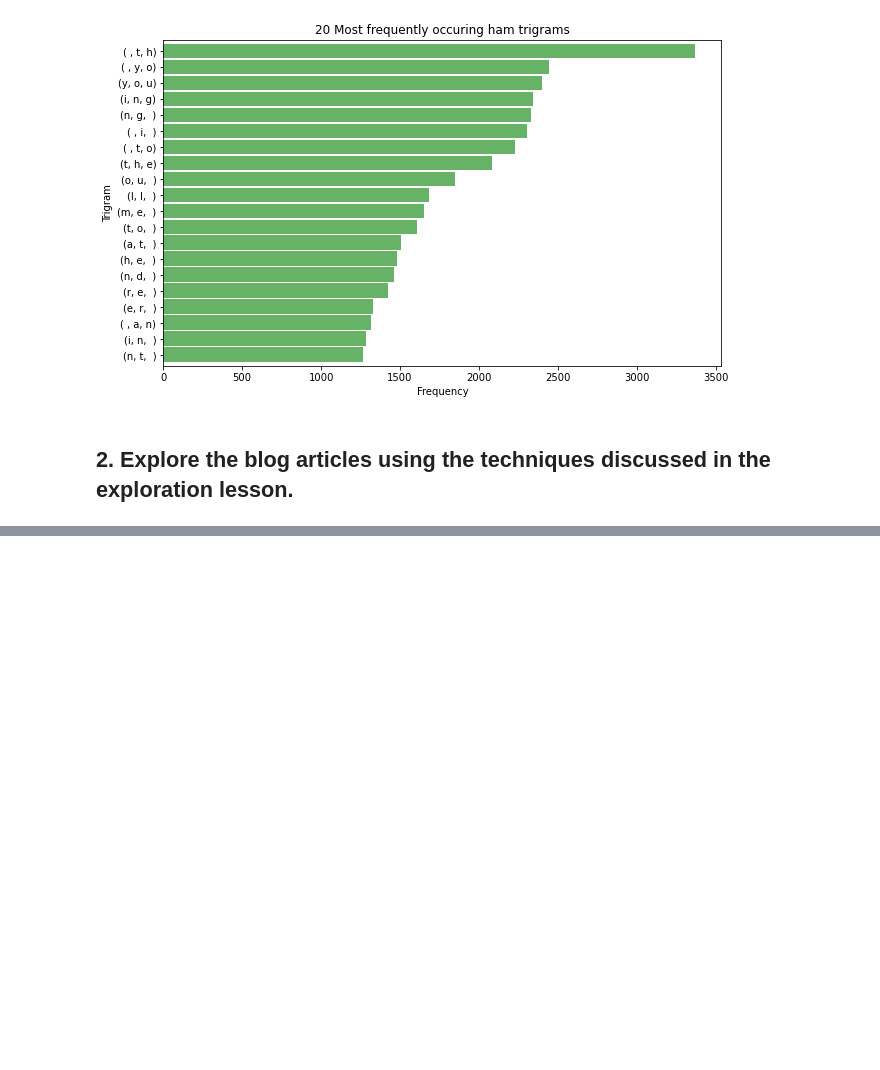
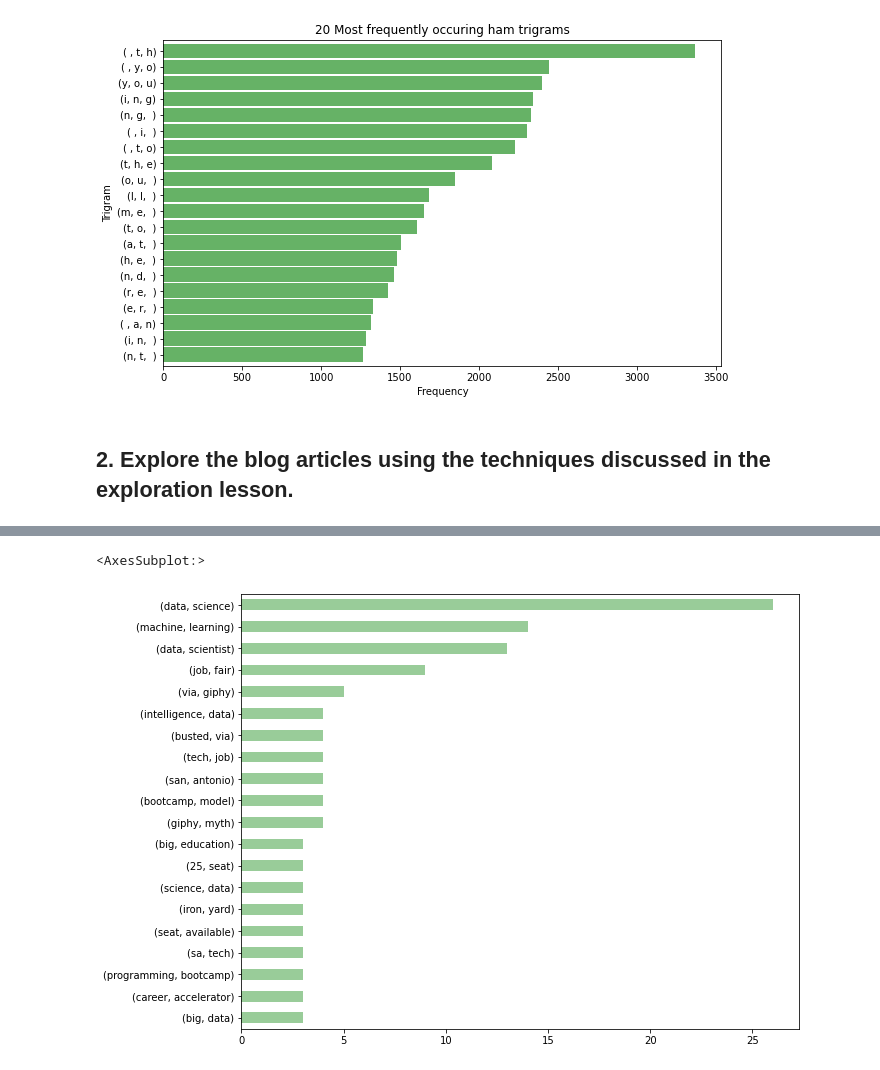
Before and after one commit to mariamnaqvi/natural-language-processing-exercises, a Jupyter notebook: explore.ipynb, the cells around one changed output, grey strips where cells are left out. Drawn from its saved outputs; the diff is of its cells as text; code cells hidden in the pictures; blank space fills up the shorter version.

```diff
--- a/explore.ipynb
+++ b/explore.ipynb
@@ -183,0 +214,4 @@ Text(0.5, 0, 'Frequency')
+# %%
+cleaned_words = pr.lemmatize(cleaned_words)
+# %%
+cleaned_words = pr.remove_stopwords(cleaned_words)
@@ -183,0 +222,2 @@ Text(0.5, 0, 'Frequency')
+# %%
+cleaned_words = pd.Series(cleaned_words.split())
@@ -183,0 +254,4 @@ Text(0.5, 0, 'Frequency')
+# %%
+blog_bigrams = (pd.Series(nltk.ngrams(cleaned_words,2)).value_counts().head(20))
+
+blog_bigrams
@@ -183,0 +276,6 @@ Text(0.5, 0, 'Frequency')
+# %%
+plt.figure(figsize=(10,8))
+blog_bigrams.sort_values(ascending=True).plot.barh(color='green', alpha = 0.4)
+# %% [output]
+<AxesSubplot:>
+[figure, added]
```
Also changed, not shown: parts of 23 cells of this notebook.
